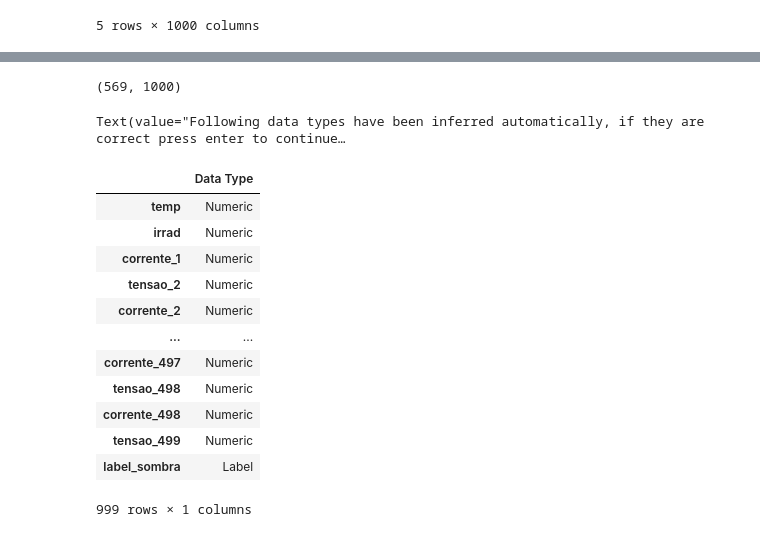
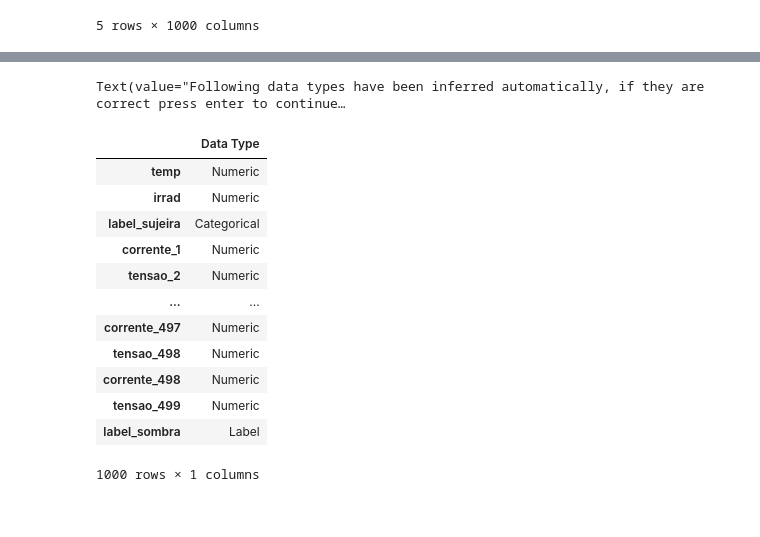
Before and after one commit to Eduardo-Goulart/tcc_solar, a Jupyter notebook: sombreamento.ipynb, the cells around one changed output, grey strips where cells are left out. Drawn from its saved outputs; the diff is of its cells as text; code cells hidden in the pictures.

```diff
--- a/sombreamento.ipynb
+++ b/sombreamento.ipynb
@@ -37,7 +37,7 @@ for coluna in tqdm(c_cols):
     corr = df[c_cols].corr()[coluna].abs()
 
     # selecionar as colunas com correlação maior que 90%
-    colunas_com_alta_correlacao.extend(corr[(corr > 0.9) & (corr < 1.0)].index.tolist())
+    colunas_com_alta_correlacao.extend(corr[(corr > 0.95) & (corr < 1.0)].index.tolist())
 
 df = df.drop(columns=colunas_com_alta_correlacao)
 
@@ -53,7 +53,7 @@ for coluna in tqdm(v_cols):
     corr = df[v_cols].corr()[coluna].abs()
 
     # selecionar as colunas com correlação maior que 90%
-    colunas_com_alta_correlacao.extend(corr[(corr > 0.9) & (corr < 1.0)].index.tolist())
+    colunas_com_alta_correlacao.extend(corr[(corr > 0.95) & (corr < 1.0)].index.tolist())
 
 df = df.drop(columns=colunas_com_alta_correlacao)
 # %%
@@ -82,3 +64,5 @@ c_cols + v_cols
 # %%
 # df = df[['irrad', 'label_sujeira', 'label_sombra', 'corrente_1']]
-df = df[['temp', 'irrad', 'label_sujeira', 'label_sombra', 'corrente_1', 'tensao_499']]
+# df = df[['tensao_499', 'temp', 'irrad', 'tensao_2', 'label_sujeira', 'label_sombra', 'corrente_77', 'corrente_2']]
+
+df = df[v_cols + c_cols + ['label_sujeira', 'label_sombra']]
@@ -85,43 +71,42 @@ df = df[['temp', 'irrad', 'label_sujeira', 'label_sombra', 'corrente_1', 'tensao
 # %%
 df.shape
-# %% [output]
-(569, 1000)
 # %%
 exp = setup(
     data=df,
     target='label_sombra',
-    ignore_features=['label_sujeira'],
-    # categorical_features=['label_sujeira'],
+    # ignore_features=['label_sujeira'],
+    categorical_features=['label_sujeira'],
     train_size=0.8,
     fold=5,
     data_split_shuffle=True,
     data_split_stratify=True,
     remove_perfect_collinearity=False,
+    # fix_imbalance=True,
     # remove_outliers=True,
     normalize=True,
     # transformation=True,
     # pca=True,
     # polynomial_features=True,
     # trigonometry_features=True,
     verbose=False,
     session_id=42,
     use_gpu=True
 )
 # %% [output]
 Text(value="Following data types have been inferred automatically, if they are correct press enter to continue…
 |  | Data Type |
 | temp | Numeric |
 | irrad | Numeric |
+| label_sujeira | Categorical |
 | corrente_1 | Numeric |
 | tensao_2 | Numeric |
-| corrente_2 | Numeric |
 | ... | ... |
 | corrente_497 | Numeric |
 | tensao_498 | Numeric |
 | corrente_498 | Numeric |
 | tensao_499 | Numeric |
 | label_sombra | Label |
-999 rows × 1 columns
+1000 rows × 1 columns
 # %%
 top10 = compare_models(fold=5, turbo=True, verbose=True, n_select=10)
 res = pull()
```
Also changed, not shown: parts of 24 cells of this notebook, 1 other file.
